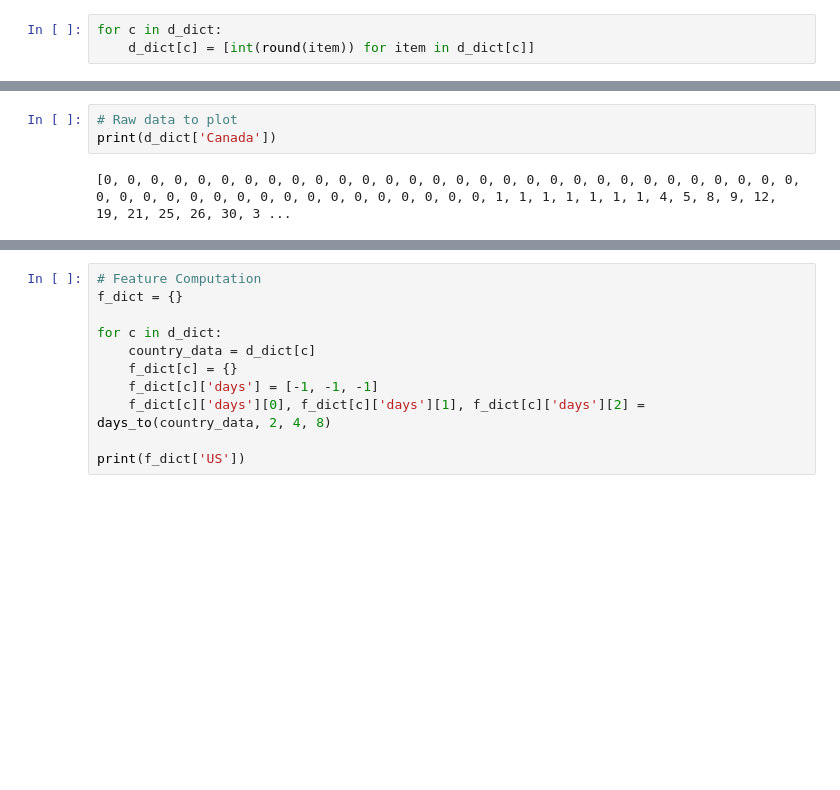
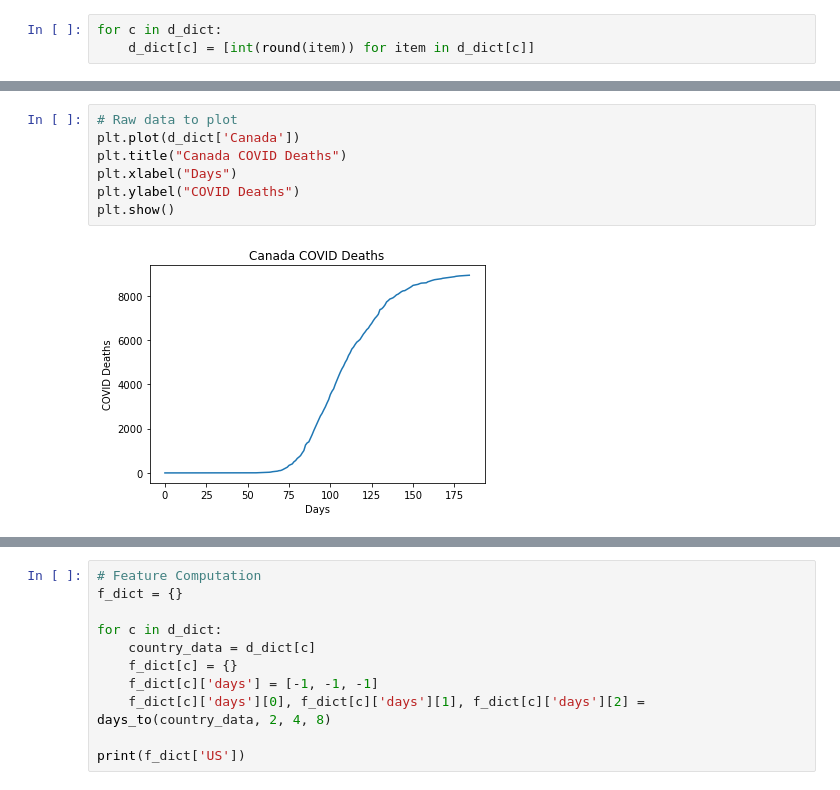
Before and after one commit to georgexiangli/covid-growth, a Jupyter notebook: COVID Growth.ipynb, the cells around one changed output, grey strips where cells are left out. Saved outputs shown, nothing was run; the diff lists cells and outputs as text; blank space fills up the shorter version.

```diff
--- a/COVID Growth.ipynb
+++ b/COVID Growth.ipynb
@@ -44,8 +51,12 @@ print(d_dict['US'])
 # %%
 # Raw data to plot
-print(d_dict['Canada'])
+plt.plot(d_dict['Canada'])
+plt.title("Canada COVID Deaths")
+plt.xlabel("Days")
+plt.ylabel("COVID Deaths")
+plt.show()
 # %% [output]
-[0, 0, 0, 0, 0, 0, 0, 0, 0, 0, 0, 0, 0, 0, 0, 0, 0, 0, 0, 0, 0, 0, 0, 0, 0, 0, 0, 0, 0, 0, 0, 0, 0, 0, 0, 0, 0, 0, 0, 0, 0, 0, 0, 0, 0, 0, 0, 1, 1, 1, 1, 1, 1, 1, 4, 5, 8, 9, 12, 19, 21, 25, 26, 30, 3 ...
+[figure, added]
 # %%
 # Mortality increase
 us_diff = [x - y for x, y in zip(d_dict['US'][1:], d_dict['US'])]
```
Also changed, not shown: parts of 8 cells of this notebook, 1 other file.
